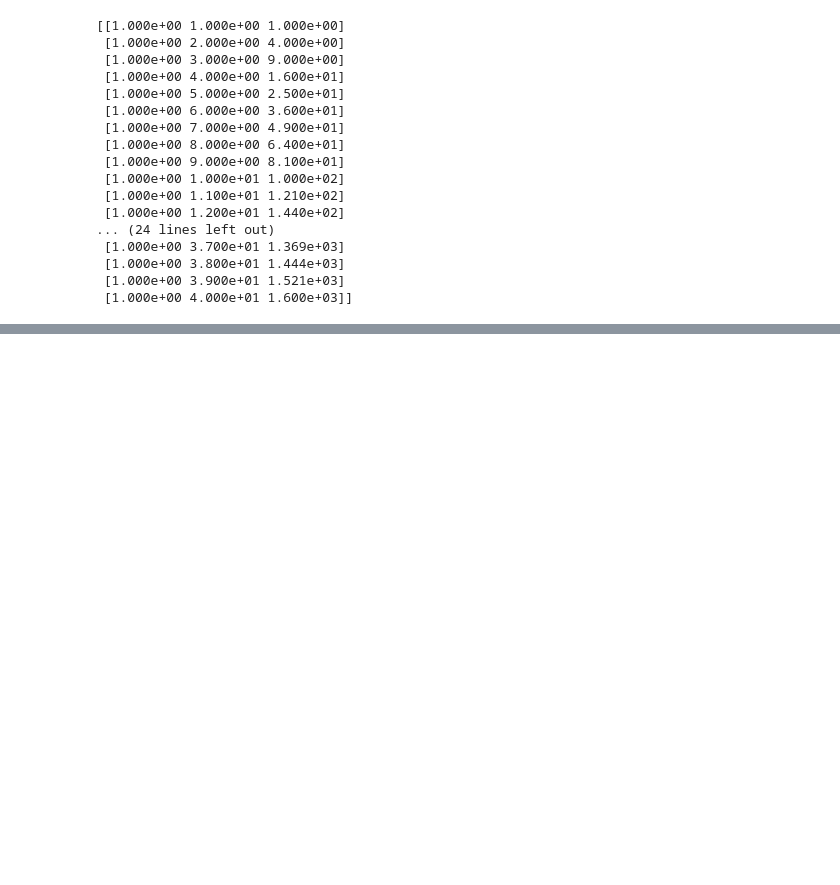
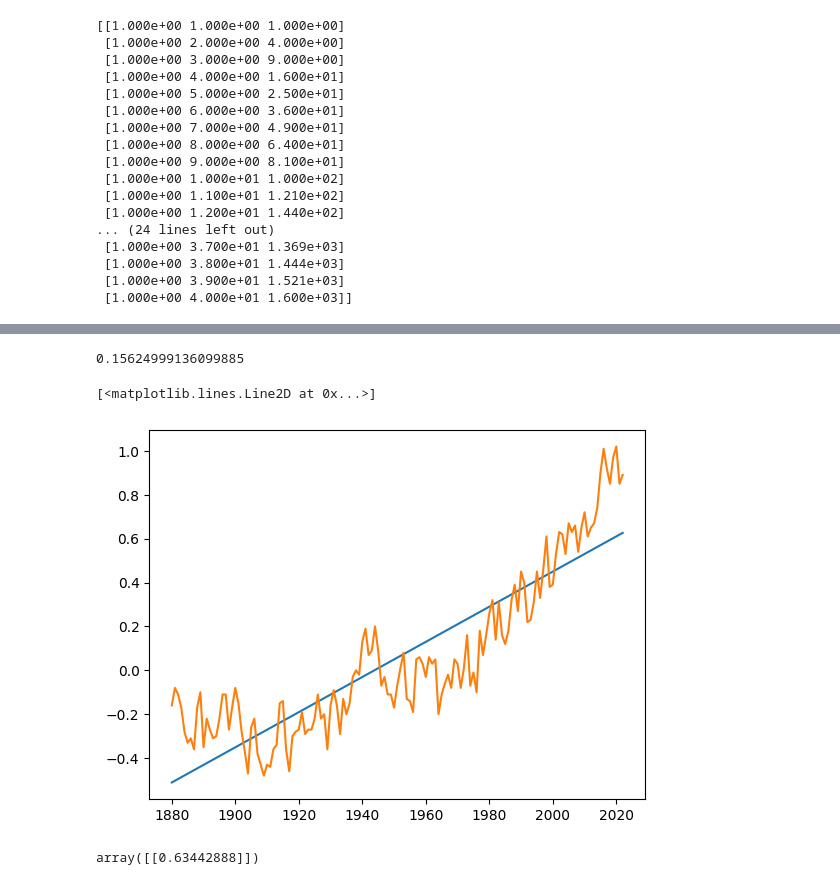
Before and after one commit to ganesh12112/ganesh12112, a Jupyter notebook: session_23_ai_and_ml_.ipynb, the cells around one changed output, grey strips where cells are left out. Saved outputs shown, nothing was run; the diff lists cells and outputs as text; code cells hidden in the pictures; blank space fills up the shorter version.

```diff
--- a/session_23_ai_and_ml_.ipynb
+++ b/session_23_ai_and_ml_.ipynb
@@ -119,0 +187,3 @@ print(x_degree_two)
+# %%
+from sklearn.model_selection import train_test_split
+x_train,x_test,y_train,y_test = train_test_split(x,y,test_size = 0.2,random_state = 2022)
@@ -119,0 +247,15 @@ print(x_degree_two)
+# %%
+from sklearn.metrics import mean_absolute_error
+mean_absolute_error(y_test,y_pred)
+# %% [output]
+0.15624999136099885
+# %%
+plt.plot(x,linear_reg_model.predict(x))
+plt.plot(x,y)
+# %% [output]
+[<matplotlib.lines.Line2D at 0x...>]
+[figure, added]
+# %%
+linear_reg_model.predict([[2023]])
+# %% [output]
+array([[0.63442888]])
```
Also changed, not shown: parts of 36 cells of this notebook.
